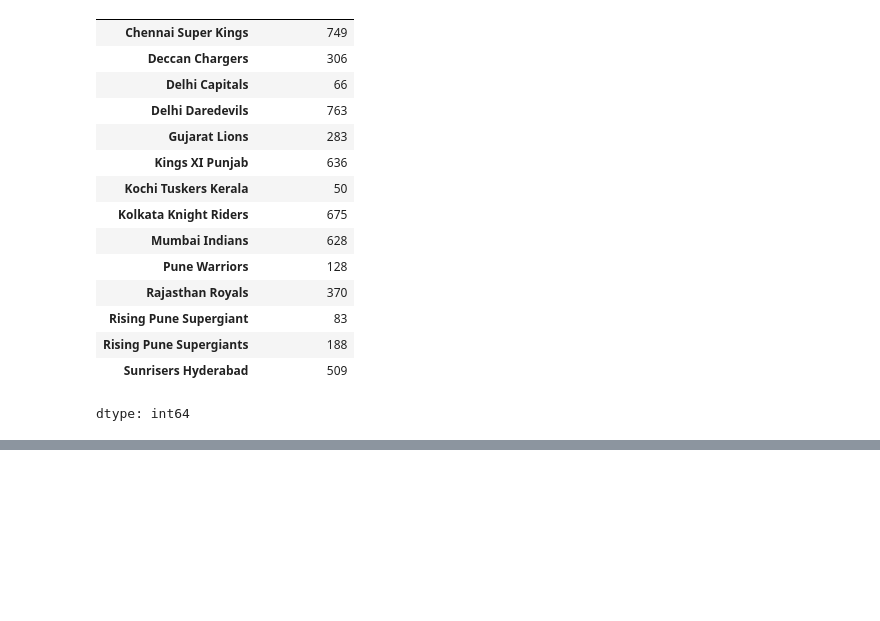
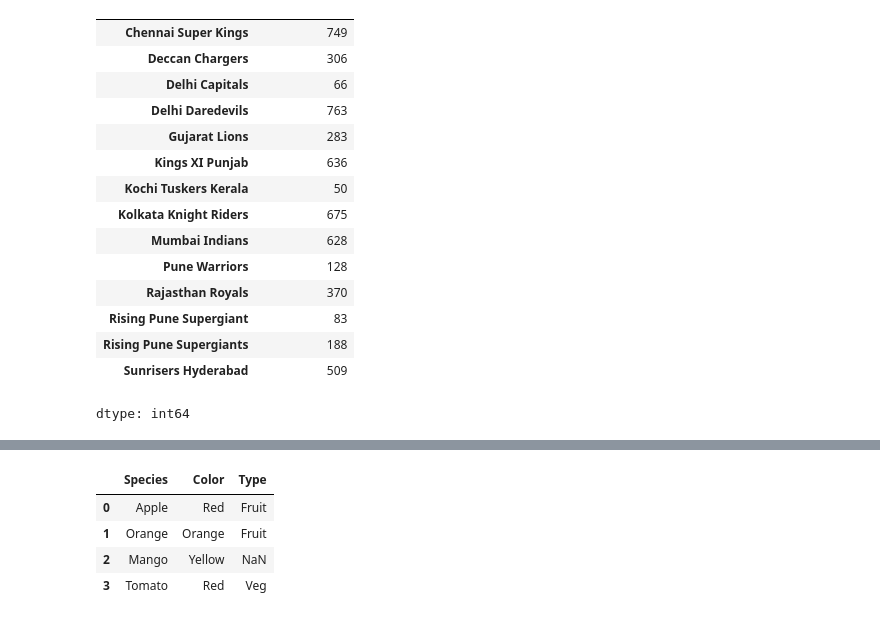
Before and after one commit to sameer-malik1/AI-ML, a Jupyter notebook: pandas.ipynb, the cells around one changed output, grey strips where cells are left out. Saved outputs shown, nothing was run; the diff lists cells and outputs as text; code cells hidden in the pictures; blank space fills up the shorter version.

```diff
--- a/pandas.ipynb
+++ b/pandas.ipynb
@@ -1399,0 +1402,4 @@ dtype: int64
+# %%
+import pandas as pd
+df = pd.DataFrame({"Species":["Apple","Orange","Mango","Tomato"],"Color":["Red","Orange","Yellow","Red"]})
+df
@@ -1399,0 +1412,11 @@ dtype: int64
+# %%
+# mapping
+mapping_species = {"apple":"Fruit","orange":"Fruit","tomato":"Veg"}
+df["Type"] = df.Species.str.lower().map(mapping_species)
+df
+# %% [output]
+|  | Species | Color | Type |
+| 0 | Apple | Red | Fruit |
+| 1 | Orange | Orange | Fruit |
+| 2 | Mango | Yellow | NaN |
+| 3 | Tomato | Red | Veg |
```
Also changed, not shown: parts of 6 cells of this notebook.
